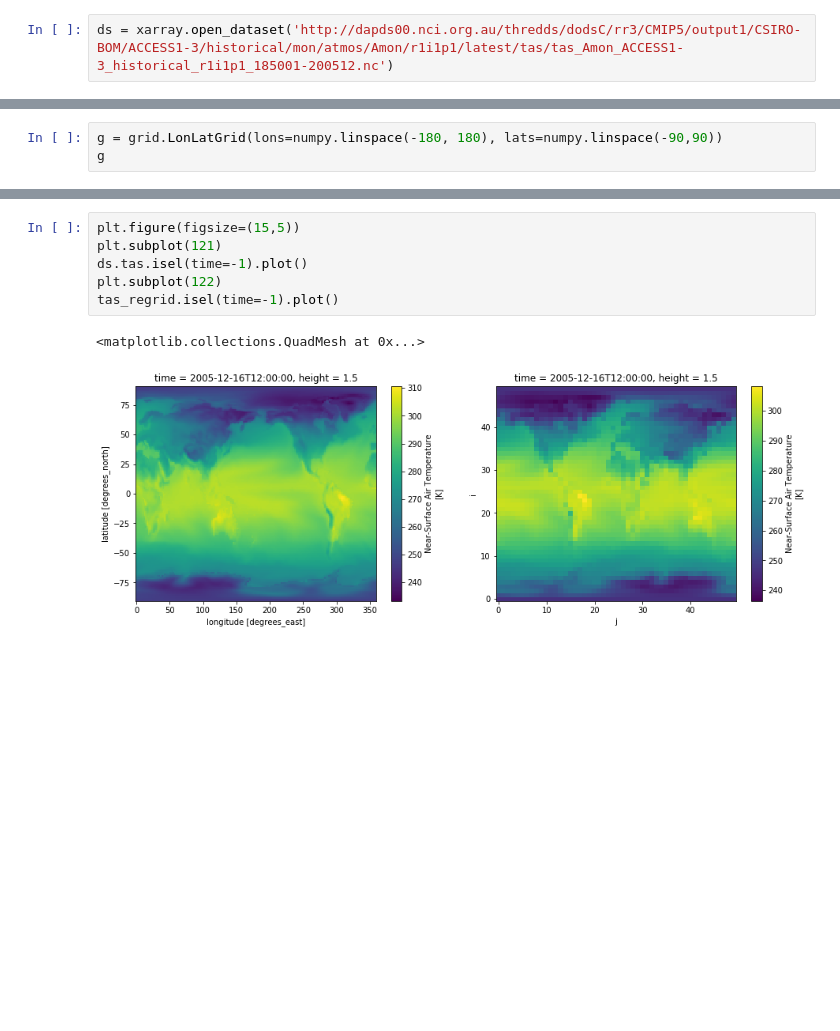
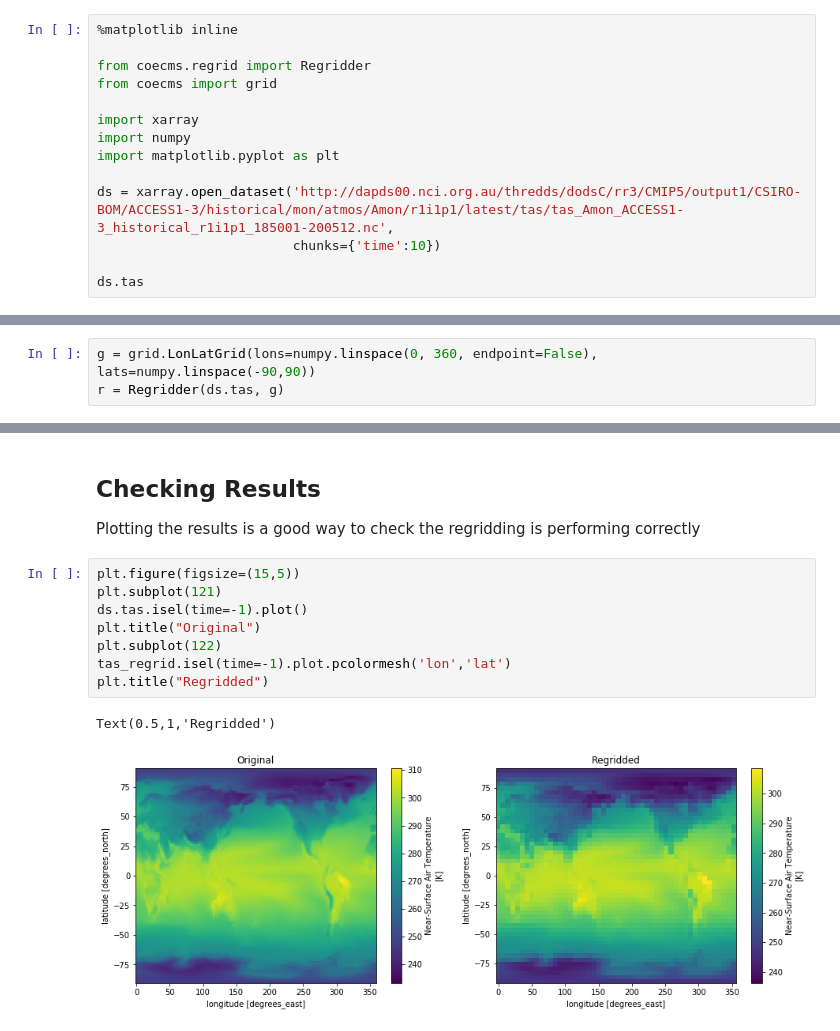
Before and after one commit to coecms/coecms-util, a Jupyter notebook: notebooks/regridding.ipynb, the cells around one changed output, grey strips where cells are left out. Cells and saved outputs as stored; diff of their text form; blank space fills up the shorter version.

```diff
--- a/notebooks/regridding.ipynb
+++ b/notebooks/regridding.ipynb
@@ -8,2 +7,14 @@ from coecms import grid
 # %%
-ds = xarray.open_dataset('http://dapds00.nci.org.au/thredds/dodsC/rr3/CMIP5/output1/CSIRO-BOM/ACCESS1-3/historical/mon/atmos/Amon/r1i1p1/latest/tas/tas_Amon_ACCESS1-3_historical_r1i1p1_185001-200512.nc')
+%matplotlib inline
+
+from coecms.regrid import Regridder
+from coecms import grid
+
+import xarray
+import numpy
+import matplotlib.pyplot as plt
+
+ds = xarray.open_dataset('http://dapds00.nci.org.au/thredds/dodsC/rr3/CMIP5/output1/CSIRO-BOM/ACCESS1-3/historical/mon/atmos/Amon/r1i1p1/latest/tas/tas_Amon_ACCESS1-3_historical_r1i1p1_185001-200512.nc',
+                         chunks={'time':10})
+
+ds.tas
@@ -28,3 +51,3 @@ Attributes:
 # %%
-g = grid.LonLatGrid(lons=numpy.linspace(-180, 180), lats=numpy.linspace(-90,90))
-g
+g = grid.LonLatGrid(lons=numpy.linspace(0, 360, endpoint=False), lats=numpy.linspace(-90,90))
+r = Regridder(ds.tas, g)
@@ -40,9 +81,15 @@ tas_regrid = r.regrid(ds.tas)
+# %% [markdown]
+## Checking Results
+
+Plotting the results is a good way to check the regridding is performing correctly
 # %%
 plt.figure(figsize=(15,5))
 plt.subplot(121)
 ds.tas.isel(time=-1).plot()
+plt.title("Original")
 plt.subplot(122)
-tas_regrid.isel(time=-1).plot()
+tas_regrid.isel(time=-1).plot.pcolormesh('lon','lat')
+plt.title("Regridded")
 # %% [output]
-<matplotlib.collections.QuadMesh at 0x...>
+Text(0.5,1,'Regridded')
-[figure, old version]
+[figure, new version]
```
Also changed, not shown: parts of 9 cells of this notebook, 3 other files.
